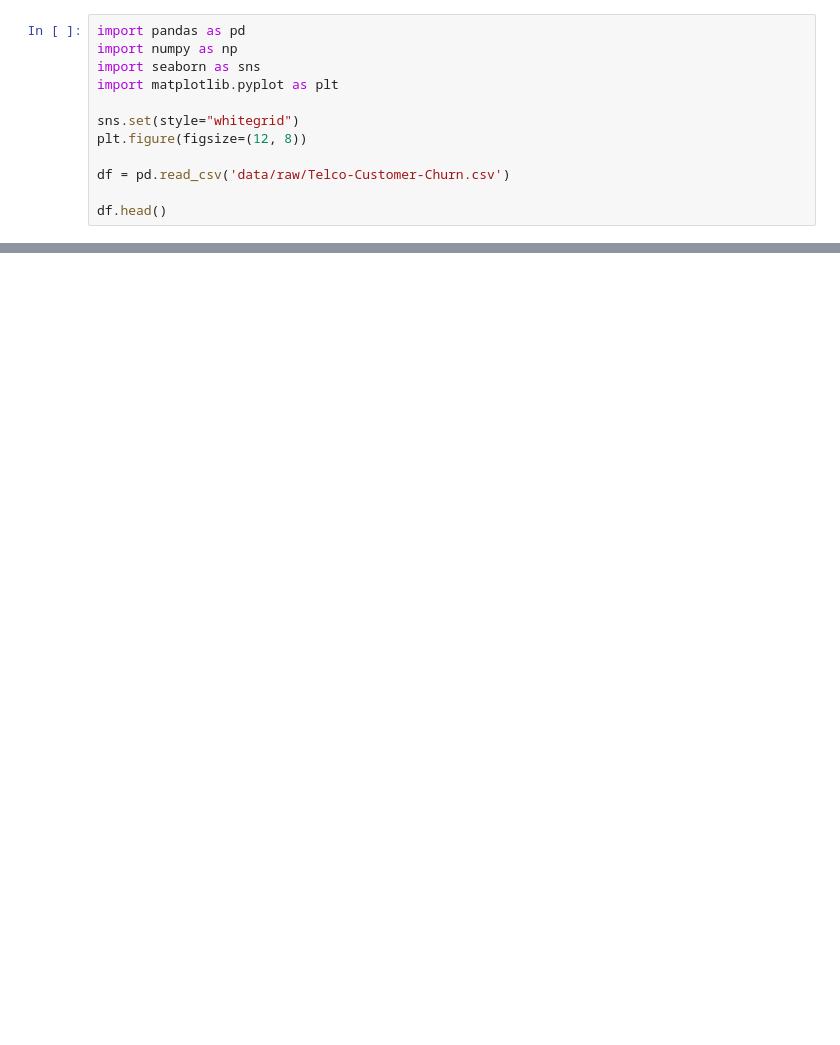
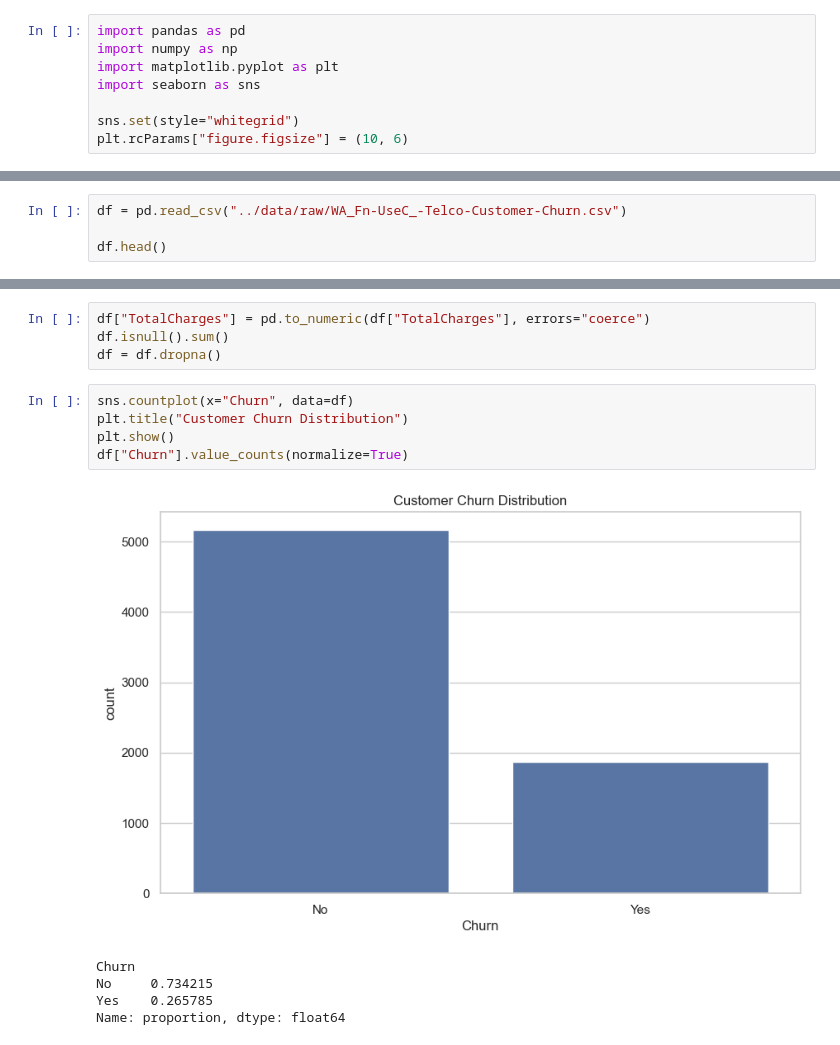
Before and after one commit to Juniorkz13/ai-portfolio, a Jupyter notebook: projects/01_machine_learning/notebooks/01_eda.ipynb, the cells around one changed output, grey strips where cells are left out. Cells and saved outputs as stored; diff of their text form; blank space fills up the shorter version.

```diff
--- a/projects/01_machine_learning/notebooks/01_eda.ipynb
+++ b/projects/01_machine_learning/notebooks/01_eda.ipynb
@@ -22,12 +1,8 @@ Requirement already satisfied: six>=1.5 in c:\users\junio\appdata\roaming\python
 # %%
 import pandas as pd
 import numpy as np
+import matplotlib.pyplot as plt
 import seaborn as sns
-import matplotlib.pyplot as plt
 
 sns.set(style="whitegrid")
-plt.figure(figsize=(12, 8))
-
-df = pd.read_csv('data/raw/Telco-Customer-Churn.csv')
-
-df.head()
+plt.rcParams["figure.figsize"] = (10, 6)
@@ -40,0 +9,4 @@ c:\Python312\python.exe
+# %%
+df = pd.read_csv("../data/raw/WA_Fn-UseC_-Telco-Customer-Churn.csv")
+
+df.head()
@@ -40,0 +52,15 @@ c:\Python312\python.exe
+# %%
+df["TotalCharges"] = pd.to_numeric(df["TotalCharges"], errors="coerce")
+df.isnull().sum()
+df = df.dropna()
+# %%
+sns.countplot(x="Churn", data=df)
+plt.title("Customer Churn Distribution")
+plt.show()
+df["Churn"].value_counts(normalize=True)
+# %% [output]
+[figure, added]
+Churn
+No     0.734215
+Yes    0.265785
+Name: proportion, dtype: float64
```
Also changed, not shown: parts of 9 cells of this notebook, 1 other file.
